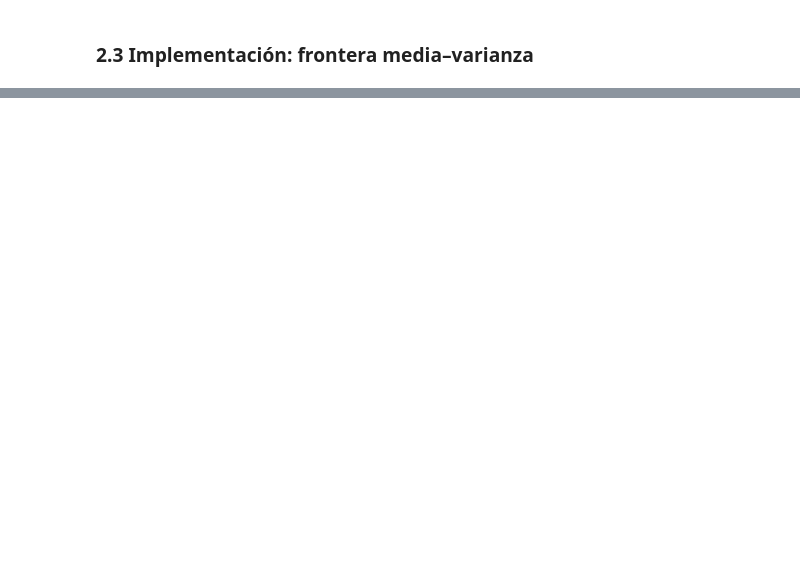
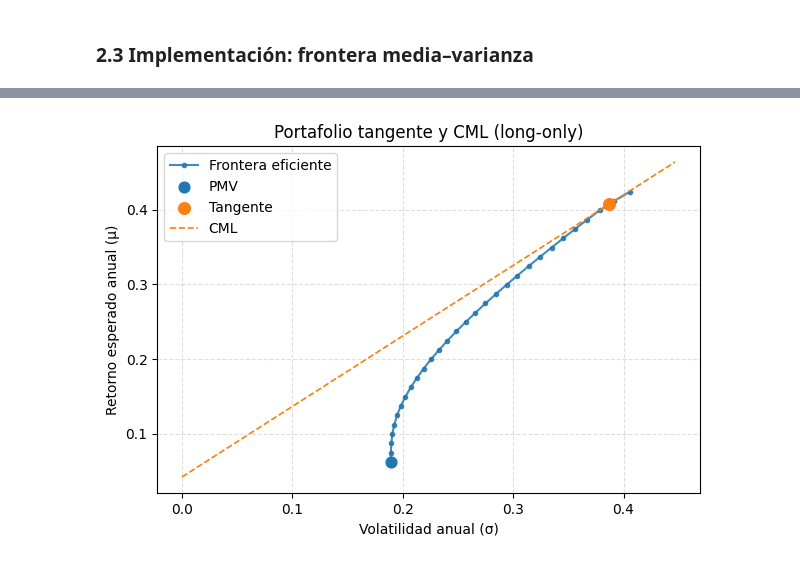
Before and after one commit to fabiantovarc/Portafolio-de-inversion, a Jupyter notebook: notebooks/taller1.ipynb, the cells around one changed output, grey strips where cells are left out. Saved outputs shown, nothing was run; the diff lists cells and outputs as text; code cells hidden in the pictures; blank space fills up the shorter version.

```diff
--- a/notebooks/taller1.ipynb
+++ b/notebooks/taller1.ipynb
@@ -287,0 +427,16 @@ dtype: float64, 'expected_return': 0.06198371995241428, 'volatility': 0.18912957
+# %%
+# rf_ann_scalar como antes
+try:
+    rf_ann_scalar = float(rf_ann.iloc[-1, 0])
+except Exception:
+    rf_ann_scalar = float(rf_ann.squeeze().iloc[-1])
+
+tan = Do_portfolio.tangency_portfolio(mu, Sigma, rf_ann=rf_ann_scalar, long_only=True)
+
+print("Tangente — estado solver:", tan["status"])
+print(f"  μ (anual)   = {tan['expected_return']:.4f}")
+print(f"  σ (anual)   = {tan['volatility']:.4f}")
+print(f"  Sharpe (rf) = {tan['sharpe']:.4f}\n")
+
+print("Tangente — pesos (ordenados):")
+display(tan["weights"].sort_values(ascending=False).round(4).to_frame("w"))
@@ -287,0 +457,15 @@ dtype: float64, 'expected_return': 0.06198371995241428, 'volatility': 0.18912957
+# %%
+plt.figure(figsize=(7, 4.5))
+if 'curve_ok' in globals():
+    plt.plot(curve_ok["volatility"], curve_ok["expected_return"], lw=1.5, marker='o', ms=3, alpha=0.85, label="Frontera eficiente")
+    plt.scatter(pmv["volatility"], pmv["expected_return"], s=60, zorder=3, label="PMV")
+
+plt.scatter(tan["volatility"], tan["expected_return"], s=70, zorder=4, label="Tangente")
+xmax = (curve_ok["volatility"].max() if 'curve_ok' in globals() else tan["volatility"]) * 1.1
+xs = np.linspace(0, xmax, 50)
+ys = rf_ann_scalar + tan["sharpe"] * xs
+plt.plot(xs, ys, lw=1.2, ls="--", label="CML")
+plt.xlabel("Volatilidad anual (σ)"); plt.ylabel("Retorno esperado anual (μ)")
+plt.title("Portafolio tangente y CML (long-only)"); plt.grid(True, ls="--", alpha=0.4); plt.legend(); plt.show()
+# %% [output]
+[figure, added]
```
Also changed, not shown: parts of 14 cells of this notebook, 3 other files.
